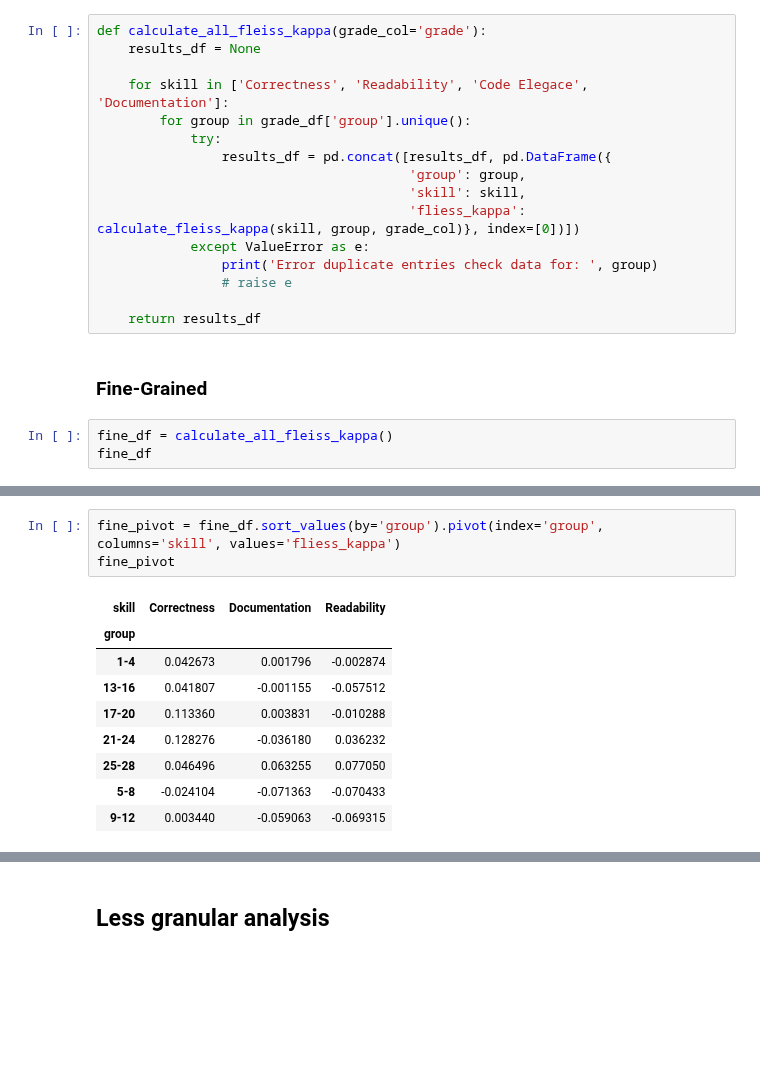
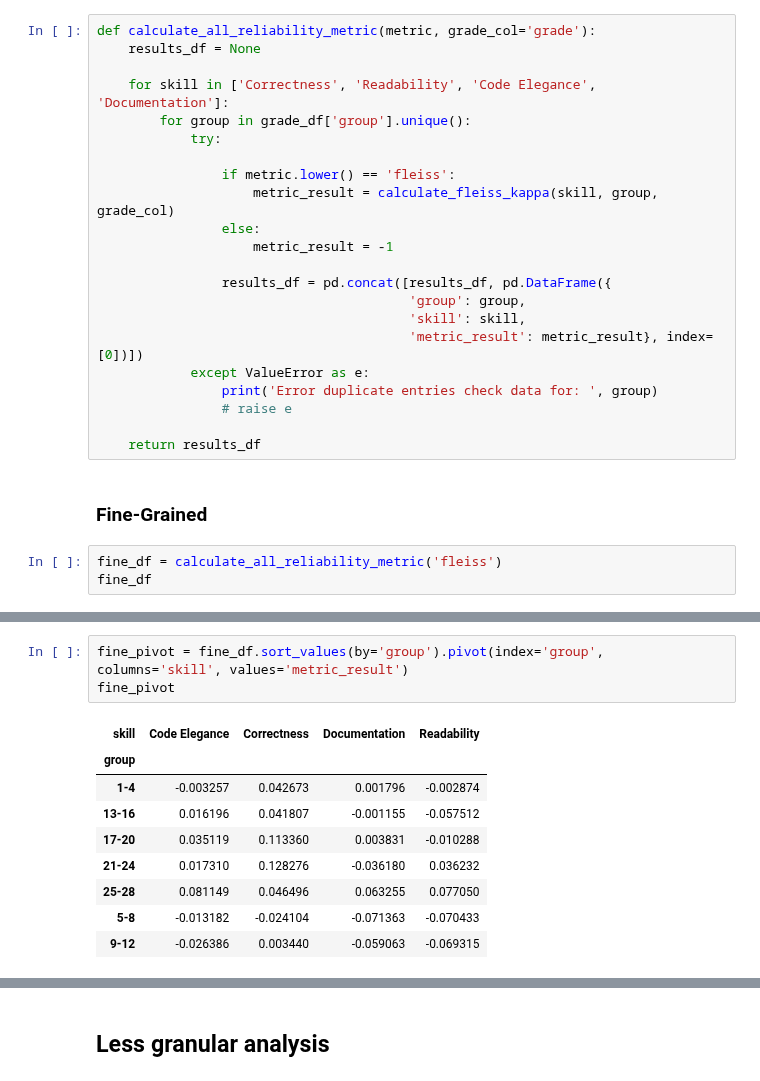
Before and after one commit to m-messer/Consistency_In_Grading_Analysis, a Jupyter notebook: grades_analysis.ipynb, the cells around one changed output, grey strips where cells are left out. Cells and saved outputs as stored; diff of their text form; blank space fills up the shorter version.

```diff
--- a/grades_analysis.ipynb
+++ b/grades_analysis.ipynb
@@ -85,16 +84,22 @@ def calculate_fleiss_kappa(skill, group, grade_col):
 
     return fleiss_kappa(aggregate_raters(pivot)[0], 'fleiss')
 # %%
-def calculate_all_fleiss_kappa(grade_col='grade'):
+def calculate_all_reliability_metric(metric, grade_col='grade'):
     results_df = None
 
-    for skill in ['Correctness', 'Readability', 'Code Elegace', 'Documentation']:
+    for skill in ['Correctness', 'Readability', 'Code Elegance', 'Documentation']:
         for group in grade_df['group'].unique():
             try:
+
+                if metric.lower() == 'fleiss':
+                    metric_result = calculate_fleiss_kappa(skill, group, grade_col)
+                else:
+                    metric_result = -1
+
                 results_df = pd.concat([results_df, pd.DataFrame({
                                         'group': group,
                                         'skill': skill,
-                                        'fliess_kappa': calculate_fleiss_kappa(skill, group, grade_col)}, index=[0])])
+                                        'metric_result': metric_result}, index=[0])])
             except ValueError as e:
                 print('Error duplicate entries check data for: ', group)
                 # raise e
@@ -103,7 +108,7 @@ def calculate_all_fleiss_kappa(grade_col='grade'):
 # %% [markdown]
 ### Fine-Grained
 # %%
-fine_df = calculate_all_fleiss_kappa()
+fine_df = calculate_all_reliability_metric('fleiss')
 fine_df
 # %% [output]
 Missing Grade:  participant_id      13  14  15 16
@@ -141,18 +143,18 @@ assignment_number
 | 0 | 17-20 | Documentation | 0.003831 |
 | 0 | 9-12 | Documentation | -0.059063 |
 # %%
-fine_pivot = fine_df.sort_values(by='group').pivot(index='group', columns='skill', values='fliess_kappa')
+fine_pivot = fine_df.sort_values(by='group').pivot(index='group', columns='skill', values='metric_result')
 fine_pivot
 # %% [output]
-| skill | Correctness | Documentation | Readability |
-| group |  |  |  |
-| 1-4 | 0.042673 | 0.001796 | -0.002874 |
-| 13-16 | 0.041807 | -0.001155 | -0.057512 |
-| 17-20 | 0.113360 | 0.003831 | -0.010288 |
-| 21-24 | 0.128276 | -0.036180 | 0.036232 |
-| 25-28 | 0.046496 | 0.063255 | 0.077050 |
-| 5-8 | -0.024104 | -0.071363 | -0.070433 |
-| 9-12 | 0.003440 | -0.059063 | -0.069315 |
+| skill | Code Elegance | Correctness | Documentation | Readability |
+| group |  |  |  |  |
+| 1-4 | -0.003257 | 0.042673 | 0.001796 | -0.002874 |
+| 13-16 | 0.016196 | 0.041807 | -0.001155 | -0.057512 |
+| 17-20 | 0.035119 | 0.113360 | 0.003831 | -0.010288 |
+| 21-24 | 0.017310 | 0.128276 | -0.036180 | 0.036232 |
+| 25-28 | 0.081149 | 0.046496 | 0.063255 | 0.077050 |
+| 5-8 | -0.013182 | -0.024104 | -0.071363 | -0.070433 |
+| 9-12 | -0.026386 | 0.003440 | -0.059063 | -0.069315 |
 # %%
 g = sns.heatmap(fine_pivot, annot=True, cmap=sns.color_palette("mako", as_cmap=True), square=True, vmin=-0.1, vmax=1)
 g.get_figure().savefig('plots/fleiss_kappa_fine.pdf', bbox_inches='tight')
```
Also changed, not shown: parts of 16 cells of this notebook, 1 other file.
